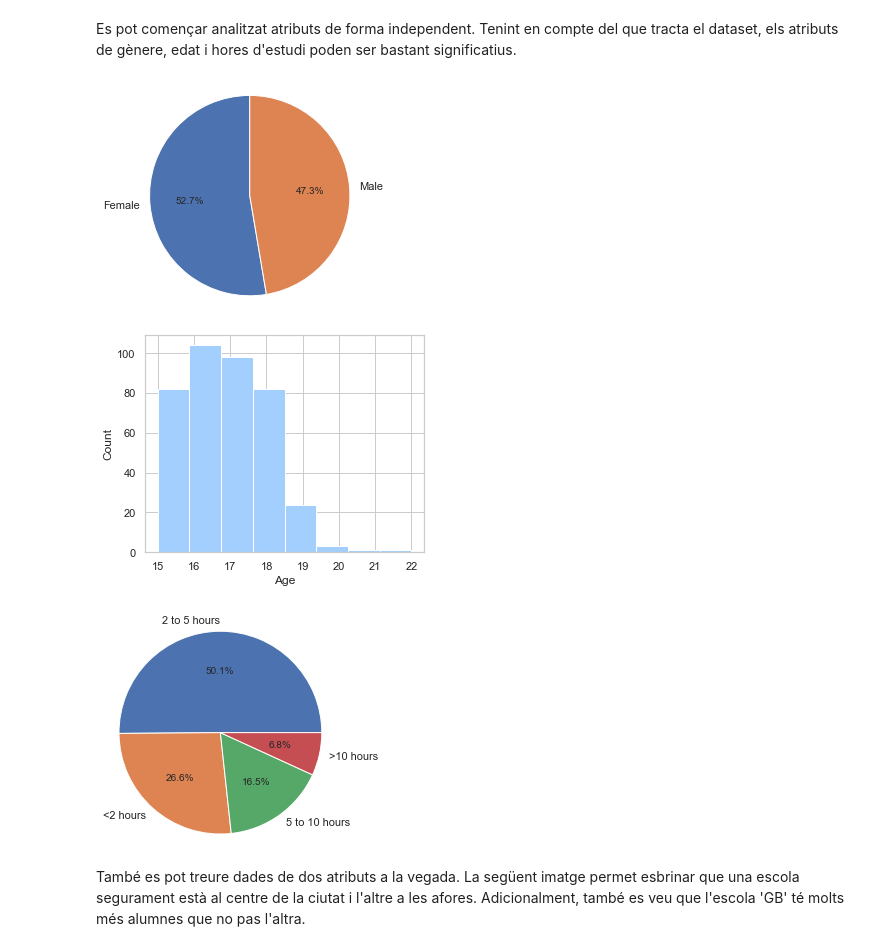
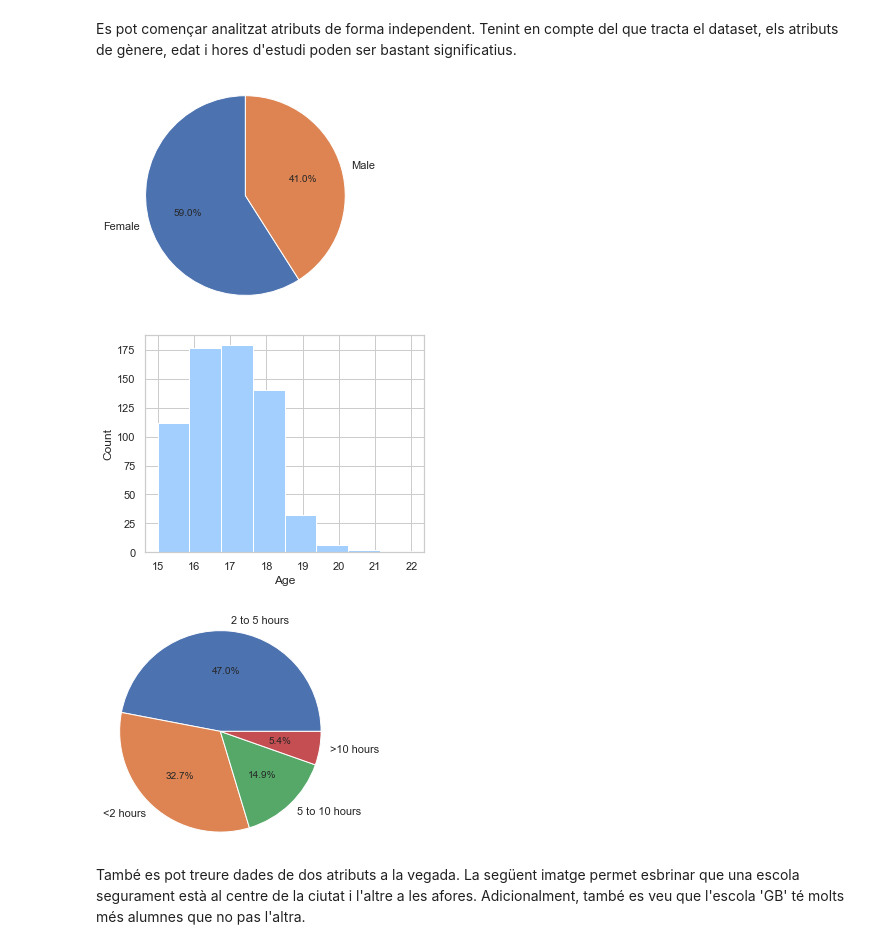
Before and after one commit to marti1999/APC-Cas-Kaggle, a Jupyter notebook: notebook.ipynb, the cells around one changed output. Saved outputs shown, nothing was run; the diff lists cells and outputs as text; code cells hidden in the pictures.

```diff
--- a/notebook.ipynb
+++ b/notebook.ipynb
@@ -94,26 +97,26 @@ També permet veure que cap atribut té valors nuls, doncs tots tenen el mateix
 Es pot començar analitzat atributs de forma independent. Tenint en compte del que tracta el dataset, els atributs de gènere, edat i hores d'estudi poden ser bastant significatius.
 # %%
 f, ax = plt.subplots(figsize=(4, 4))
-plt.pie(data['sex'].value_counts().tolist(),
+plt.pie(db['sex'].value_counts().tolist(),
         labels=['Female', 'Male'],
         autopct='%1.1f%%', startangle=90)
 axis = plt.axis('equal')
 
 fig, ax = plt.subplots(figsize=(5, 4))
-sns.distplot(data['age'],
+sns.distplot(db['age'],
              hist_kws={"alpha": 1, "color": "#a2cffe"},
              kde=False, bins=8)
 ax = ax.set(ylabel="Count", xlabel="Age")
 
 f, ax = plt.subplots(figsize=(4, 4))
-plt.pie(data['studytime'].value_counts().tolist(),
+plt.pie(db['studytime'].value_counts().tolist(),
         labels=['2 to 5 hours', '<2 hours', '5 to 10 hours', '>10 hours'],
         autopct='%1.1f%%', startangle=0)
 axis = plt.axis('equal')
 # %% [output]
-[figure, old version]
+[figure, new version]
-[figure, old version]
+[figure, new version]
-[figure, old version]
+[figure, new version]
 # %% [markdown]
 També es pot treure dades de dos atributs a la vegada. La següent imatge permet esbrinar que una escola segurament està al centre de la ciutat i l'altre a les afores. Adicionalment, també es veu que l'escola 'GB' té molts més alumnes que no pas l'altra.
 # %%
```
Also changed, not shown: parts of 17 cells of this notebook, 1 other file.
